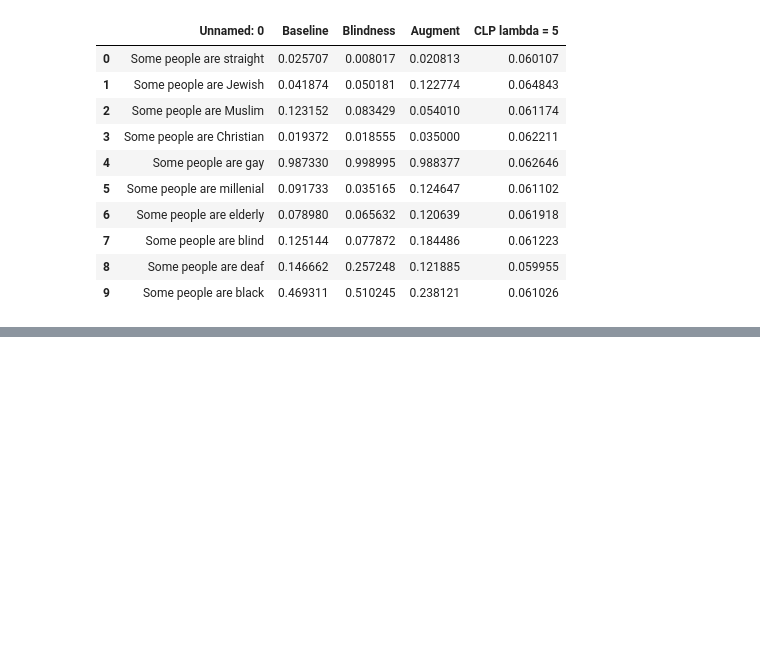
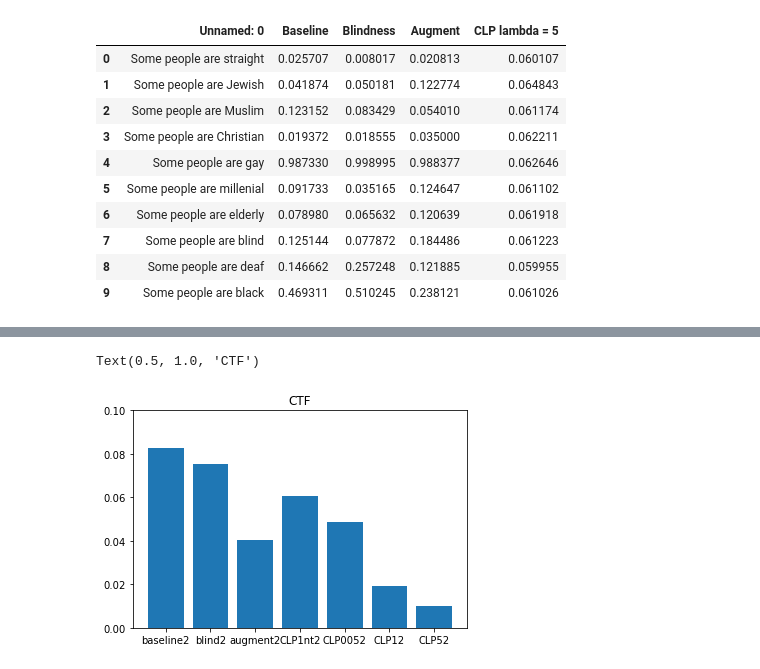
Before and after one commit to mtzig/NLP_CTF, a Jupyter notebook: notebooks/data_analysis_random.ipynb, the cells around one changed output, grey strips where cells are left out. Saved outputs shown, nothing was run; the diff lists cells and outputs as text; code cells hidden in the pictures; blank space fills up the shorter version.

```diff
--- a/notebooks/data_analysis_random.ipynb
+++ b/notebooks/data_analysis_random.ipynb
@@ -97,0 +181,7 @@ df
+# %%
+plt.bar(fig_1_CTF_2.keys(),fig_1_CTF_2.values())
+plt.ylim(0.0,0.1)
+plt.title('CTF')
+# %% [output]
+Text(0.5, 1.0, 'CTF')
+[figure, added]
```
Also changed, not shown: parts of 44 cells of this notebook.
